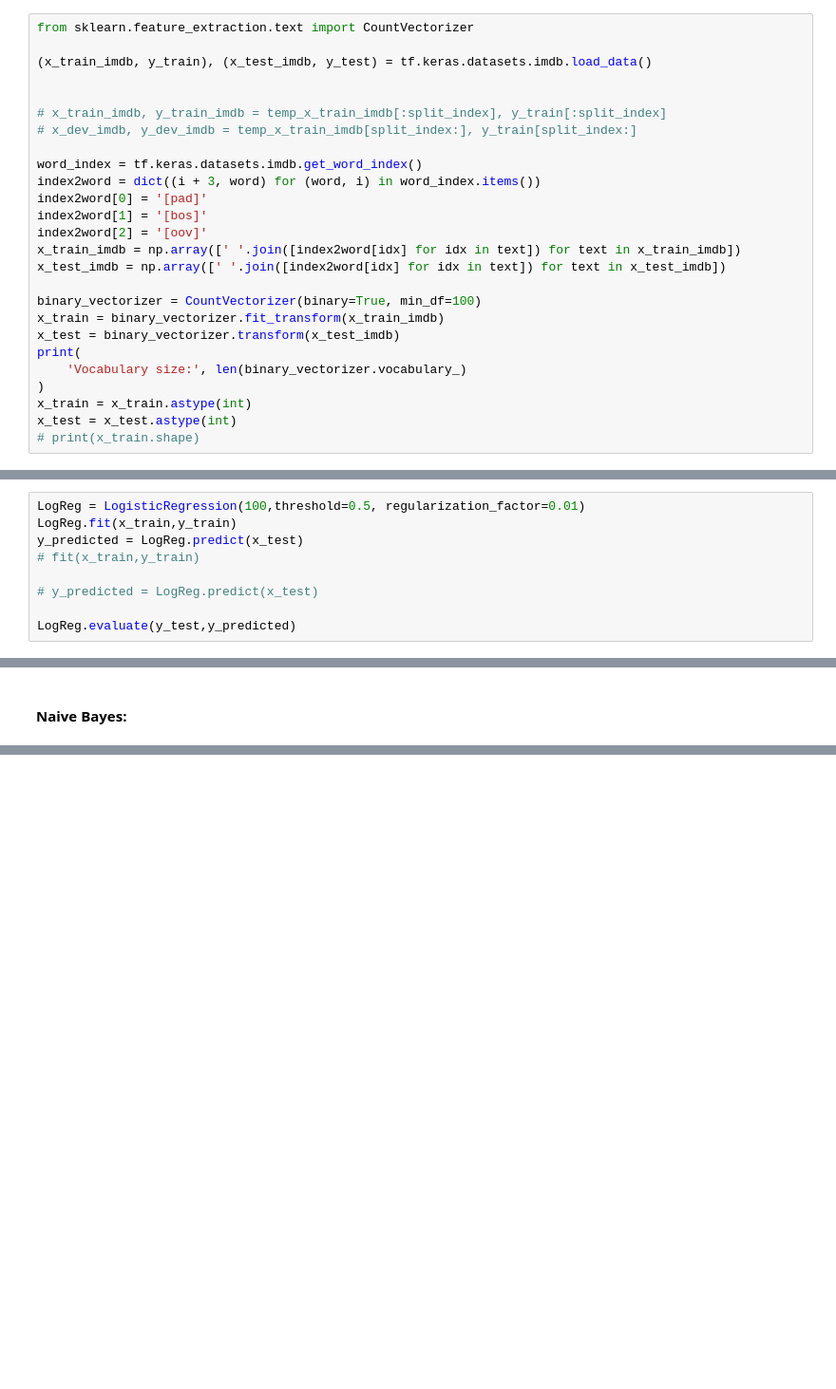
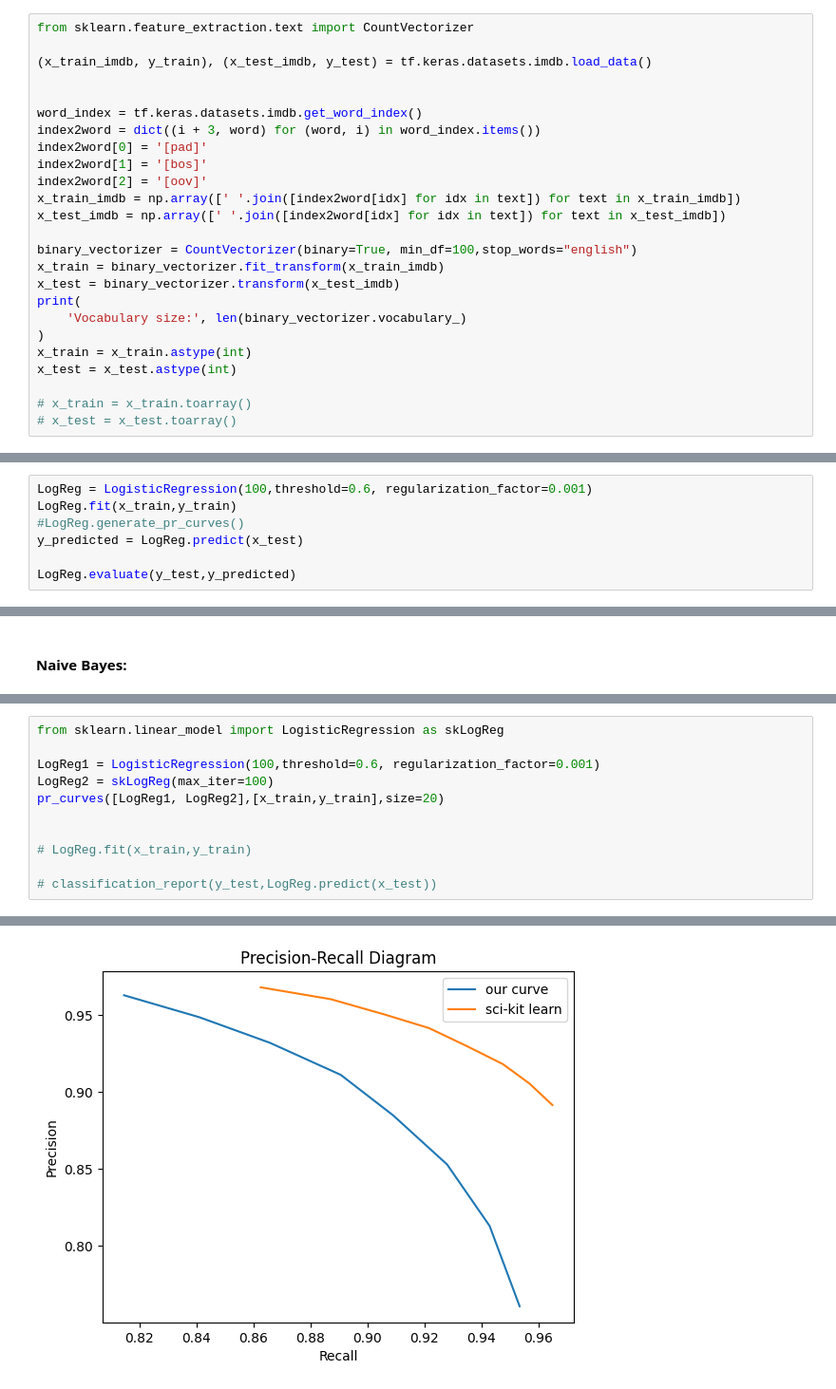
Before and after one commit to vleft02/IMDB-Review-Classification, a Jupyter notebook: ML.ipynb, the cells around one changed output, grey strips where cells are left out. Shown at 95% size. Saved outputs shown, nothing was run; the diff lists cells and outputs as text; blank space fills up the shorter version.

Commit message:
pr curve implemented + L2 regularization

```diff
--- a/ML.ipynb
+++ b/ML.ipynb
@@ -29,9 +46,6 @@ from sklearn.feature_extraction.text import CountVectorizer
 
 (x_train_imdb, y_train), (x_test_imdb, y_test) = tf.keras.datasets.imdb.load_data()
 
-
-# x_train_imdb, y_train_imdb = temp_x_train_imdb[:split_index], y_train[:split_index]
-# x_dev_imdb, y_dev_imdb = temp_x_train_imdb[split_index:], y_train[split_index:]
 
 word_index = tf.keras.datasets.imdb.get_word_index()
 index2word = dict((i + 3, word) for (word, i) in word_index.items())
@@ -41,7 +55,7 @@ index2word[2] = '[oov]'
 x_train_imdb = np.array([' '.join([index2word[idx] for idx in text]) for text in x_train_imdb])
 x_test_imdb = np.array([' '.join([index2word[idx] for idx in text]) for text in x_test_imdb])
 
-binary_vectorizer = CountVectorizer(binary=True, min_df=100)
+binary_vectorizer = CountVectorizer(binary=True, min_df=100,stop_words="english")
 x_train = binary_vectorizer.fit_transform(x_train_imdb)
 x_test = binary_vectorizer.transform(x_test_imdb)
 print(
@@ -49,5 +63,7 @@ print(
 )
 x_train = x_train.astype(int)
 x_test = x_test.astype(int)
-# print(x_train.shape)
+
+# x_train = x_train.toarray()
+# x_test = x_test.toarray()
 # %% [output]
@@ -170,12 +194,10 @@ class LogisticRegression():
 #### Results
 Here we try out the Logistic Regression learning algorithm
 # %%
-LogReg = LogisticRegression(100,threshold=0.5, regularization_factor=0.01)
+LogReg = LogisticRegression(100,threshold=0.6, regularization_factor=0.001)
 LogReg.fit(x_train,y_train)
+#LogReg.generate_pr_curves()
 y_predicted = LogReg.predict(x_test)
-# fit(x_train,y_train)
-
-# y_predicted = LogReg.predict(x_test)
 
 LogReg.evaluate(y_test,y_predicted)
 # %% [output]
@@ -301,0 +372,12 @@ array([0.49600759, 0.50192   ])
+# %%
+from sklearn.linear_model import LogisticRegression as skLogReg
+
+LogReg1 = LogisticRegression(100,threshold=0.6, regularization_factor=0.001)
+LogReg2 = skLogReg(max_iter=100)
+pr_curves([LogReg1, LogReg2],[x_train,y_train],size=20)
+
+
+# LogReg.fit(x_train,y_train)
+
+# classification_report(y_test,LogReg.predict(x_test))
+# %% [output]
@@ -301,0 +418 @@ array([0.49600759, 0.50192   ])
+[figure, added]
```
Also changed, not shown: parts of 12 cells of this notebook.
